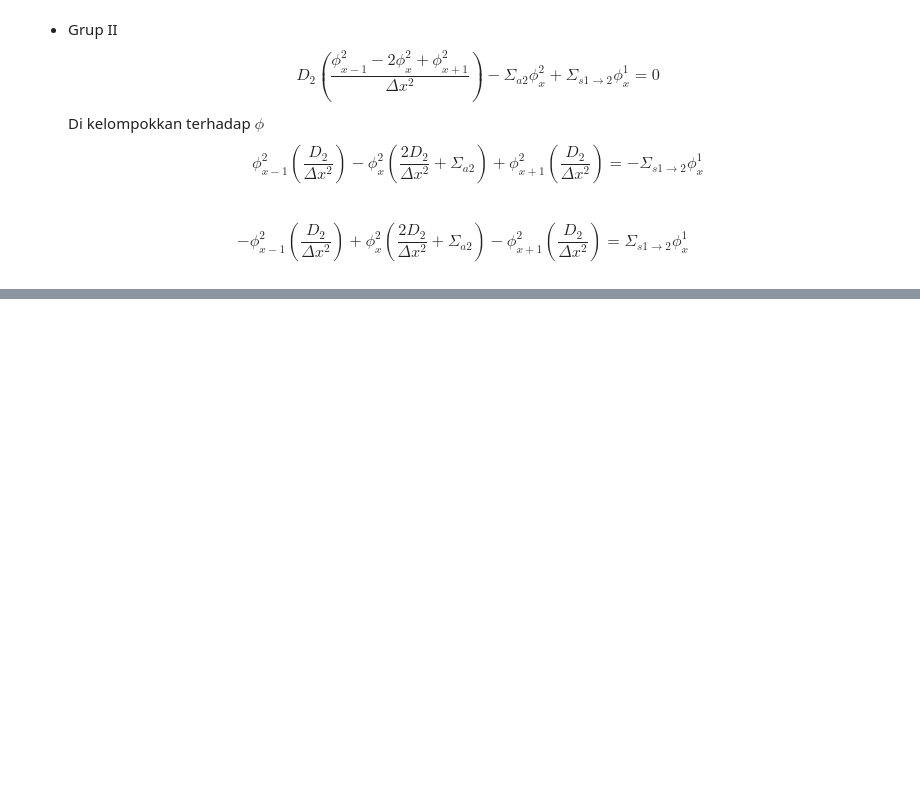
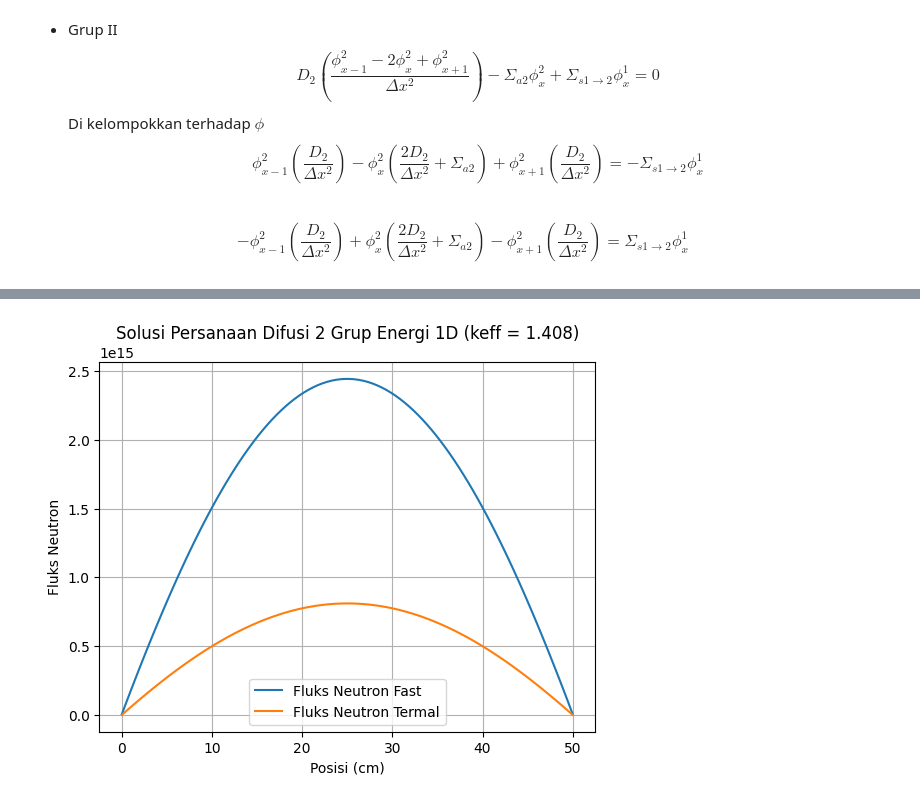
Before and after one commit to dhiyasalmas/Numerical-Method-in-Nuclear, a Jupyter notebook: Tugas7_24923304_Dhiya Salma Salsabila.ipynb, the cells around one changed output, grey strips where cells are left out. Cells and saved outputs as stored; diff of their text form; code cells hidden in the pictures; blank space fills up the shorter version.

```diff
--- a/Tugas7_24923304_Dhiya Salma Salsabila.ipynb
+++ b/Tugas7_24923304_Dhiya Salma Salsabila.ipynb
@@ -162,0 +80,79 @@ Konvergen setelah iterasi ke : 16
+# %%
+import numpy as np
+import matplotlib.pyplot as plt
+
+# Parameter parameter
+Ntitik = 100
+L = 50
+dx = L / (Ntitik-1)
+D1, SigmaA1, SigmaS12, nuSigmaF1, nuSigmaF2 = 1.0, 0.05, 0.2, 0.6, 0.3
+D2, SigmaA2 = 0.8, 0.6
+
+# Membuat matriks
+def matriks(Ntitik, dx, D1, SigmaA1, SigmaS12, nuSigmaF1, nuSigmaF2, D2, SigmaA2):
+    size = 2*Ntitik
+    M = np.zeros((size, size))
+    F = np.zeros((size, size))
+
+    # Matriks M untuk grup fast
+    for i in range(1, Ntitik-1):
+        M[i, i-1] = -D1/dx**2
+        M[i,i] = 2*D1/dx**2 + SigmaA1 + SigmaS12
+        M[i, i+1] = -D1/dx**2
+    # Boundary condition
+    M[0,0] = 1.0
+    M[Ntitik-1, Ntitik-1] = 1.0
+
+    # Matriks M untuk grup thermal
+    for i in range(1, Ntitik-1):
+        idx = Ntitik+i
+        M[idx, idx-1] = -D2/dx**2
+        M[idx,idx] = 2*D2/dx**2 + SigmaA2
+        M[idx, idx+1] = -D2/dx**2
+        M[idx, i] = -SigmaS12
+    # Boundary condition
+    M[Ntitik,Ntitik] = 1.0
+    M[-1, -1] = 1.0
+
+    # Matriks F
+    for i in range(Ntitik):
+        F[i,i] = nuSigmaF1
+        F[i,Ntitik+1] = nuSigmaF2
+    return M, F
+
+
+# Memecahkan persamaan matriksnya
+def solusi(M, F, Ntitik, iterasimax=1000, bataskonv = 1e-6, faktorrelaksasi=0.5):
+    size = 2*Ntitik
+    S = np.ones(size)
+    keff = 1.0
+    for i in range(iterasimax):
+        phi = np.linalg.solve(M,S)
+        Sbaru = F@phi
+        S = faktorrelaksasi * Sbaru + (1-faktorrelaksasi) * S
+        keffbaru = np.sum(Sbaru)/np.sum(S)
+        keff = faktorrelaksasi * keffbaru + (1-faktorrelaksasi) * keff\
+
+        # Cek konvergensi
+        if abs(keffbaru-keff)/(keffbaru)< bataskonv:
+            print(f"konvergen pada iterasi ke {i+1}")
+            return keff, phi
+
+
+M, F = matriks(Ntitik, dx, D1, SigmaA1, SigmaS12, nuSigmaF1, nuSigmaF2, D2, SigmaA2)
+keff,phi = solusi(M, F, Ntitik)
+
+fluks_fast = phi[:Ntitik]
+fluks_termal = phi[Ntitik:]
+print(f"nilai keff: {keff:.6f}")
+x = np.linspace(0, L, Ntitik)
+
+plt.plot(x, fluks_fast, label="Fluks Neutron Fast")
+plt.plot(x, fluks_termal, label="Fluks Neutron Termal")
+plt.xlabel("Posisi (cm)")
+plt.ylabel("Fluks Neutron")
+plt.title(f"Solusi Persanaan Difusi 2 Grup Energi 1D (keff = {keff:.3f})")
+plt.legend()
+plt.grid()
+plt.show()
+# %% [output]
@@ -162,0 +161 @@ Konvergen setelah iterasi ke : 16
+[figure, added]
```
Also changed, not shown: parts of 4 cells of this notebook.
